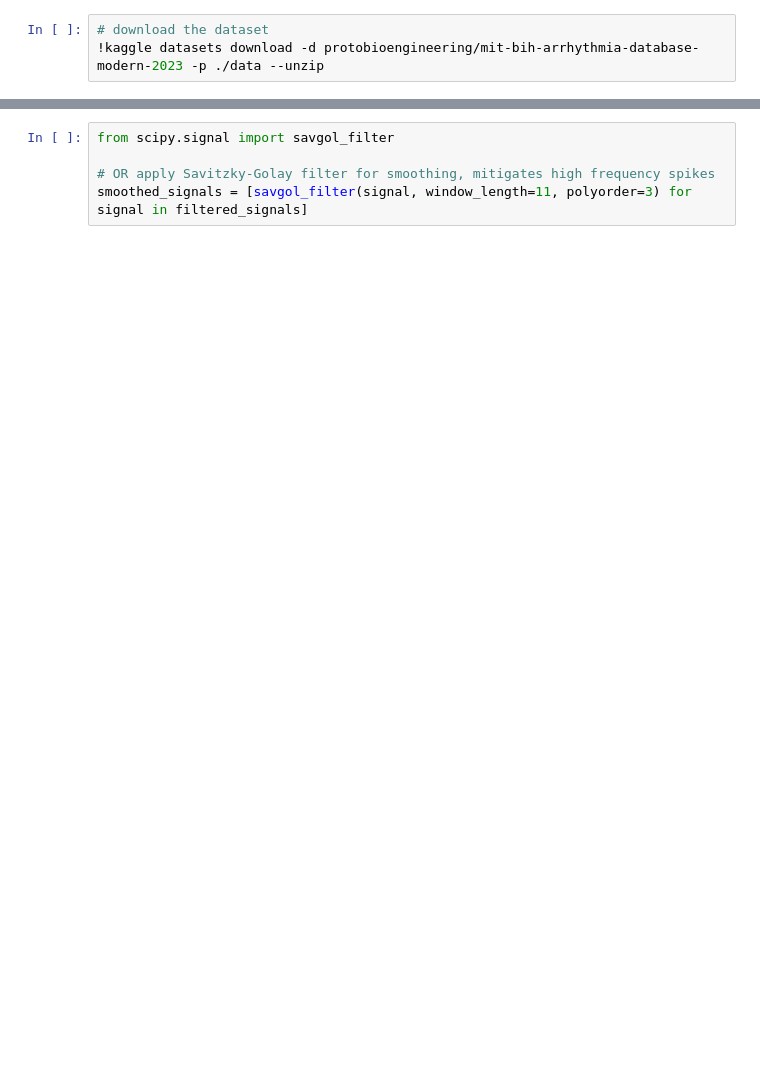
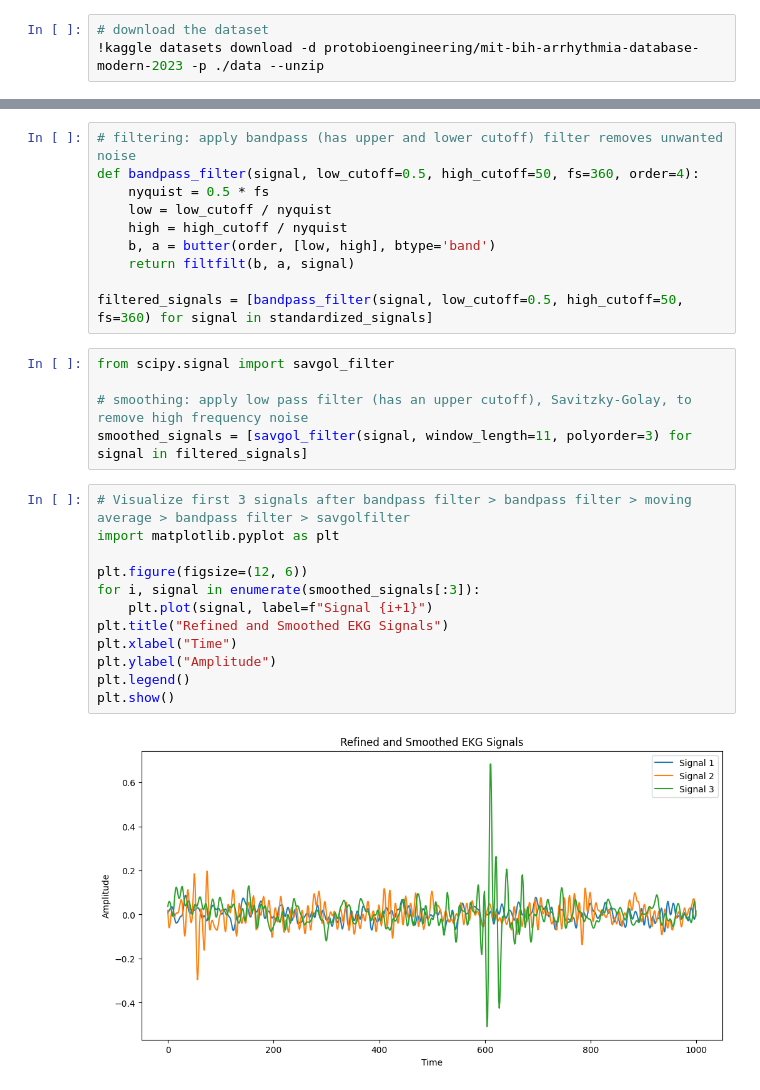
Before and after one commit to mzqan/ekg-signal-processing, a Jupyter notebook: ekg_data_preprocessing.ipynb, the cells around one changed output, grey strips where cells are left out. Cells and saved outputs as stored; diff of their text form; blank space fills up the shorter version.

```diff
--- a/ekg_data_preprocessing.ipynb
+++ b/ekg_data_preprocessing.ipynb
@@ -73,5 +162,29 @@ smoothed_signals = [moving_average(signal, window_size=5) for signal in filtered
+# %%
+# filtering: apply bandpass (has upper and lower cutoff) filter removes unwanted noise
+def bandpass_filter(signal, low_cutoff=0.5, high_cutoff=50, fs=360, order=4):
+    nyquist = 0.5 * fs
+    low = low_cutoff / nyquist
+    high = high_cutoff / nyquist
+    b, a = butter(order, [low, high], btype='band')
+    return filtfilt(b, a, signal)
+
+filtered_signals = [bandpass_filter(signal, low_cutoff=0.5, high_cutoff=50, fs=360) for signal in standardized_signals]
 # %%
 from scipy.signal import savgol_filter
 
-# OR apply Savitzky-Golay filter for smoothing, mitigates high frequency spikes
+# smoothing: apply low pass filter (has an upper cutoff), Savitzky-Golay, to remove high frequency noise
 smoothed_signals = [savgol_filter(signal, window_length=11, polyorder=3) for signal in filtered_signals]
+# %%
+# Visualize first 3 signals after bandpass filter > bandpass filter > moving average > bandpass filter > savgolfilter
+import matplotlib.pyplot as plt
+
+plt.figure(figsize=(12, 6))
+for i, signal in enumerate(smoothed_signals[:3]):
+    plt.plot(signal, label=f"Signal {i+1}")
+plt.title("Refined and Smoothed EKG Signals")
+plt.xlabel("Time")
+plt.ylabel("Amplitude")
+plt.legend()
+plt.show()
+# %% [output]
+[figure, added]
```
Also changed, not shown: parts of 16 cells of this notebook.
